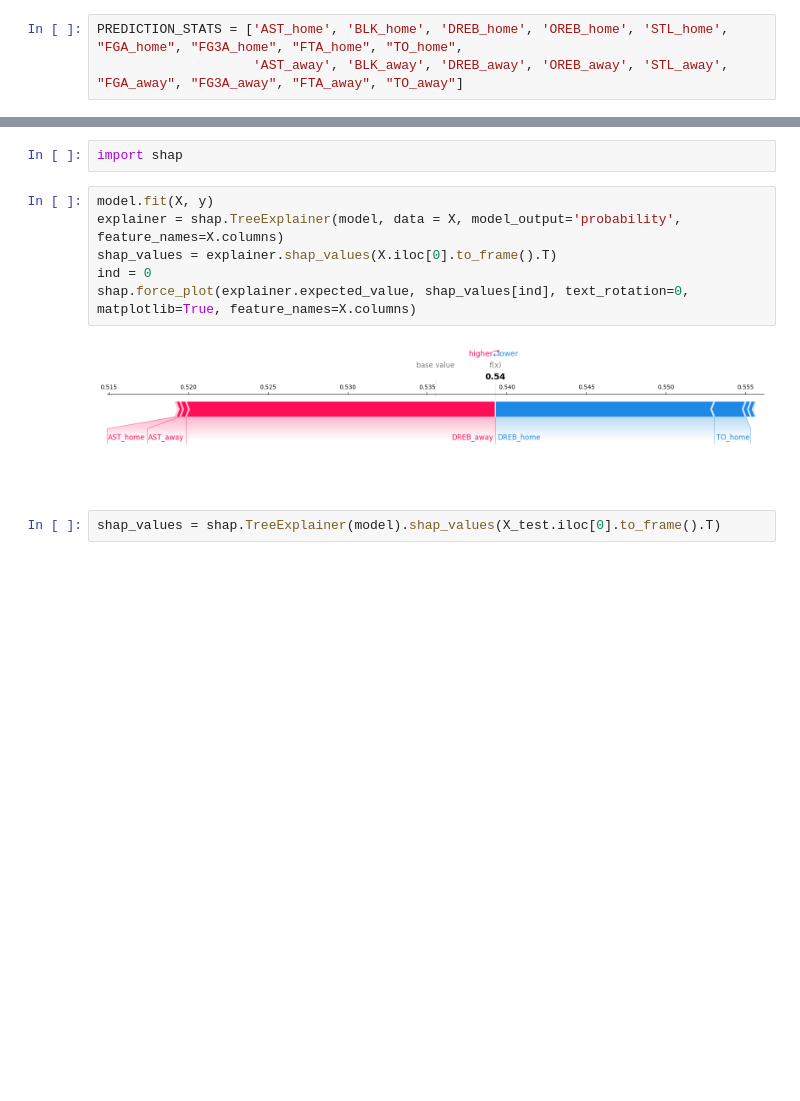
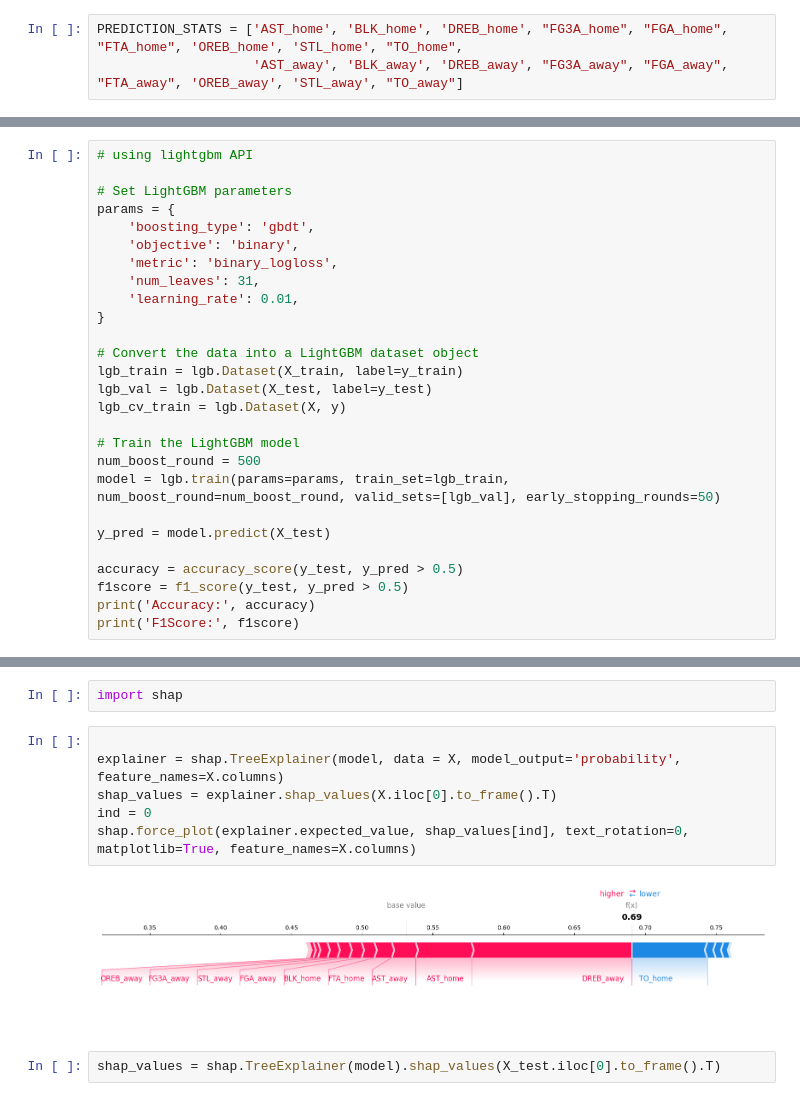
Before and after one commit to brunnedu/BasketXplainer, a Jupyter notebook: dev_notebooks/advanced_stat_model.ipynb, the cells around one changed output, grey strips where cells are left out. Cells and saved outputs as stored; diff of their text form; blank space fills up the shorter version.

Commit message:
change param order

```diff
--- a/dev_notebooks/advanced_stat_model.ipynb
+++ b/dev_notebooks/advanced_stat_model.ipynb
@@ -278,8 +276,8 @@ train_data_advanced
 | 1229 | 30.292683 | 7.756098 | 34.634146 | 27.707317 | 11.268293 | 84.487805 | 43.073171 | 18.902439 | 15.707317 | ... |
 4799 rows × 41 columns
 # %%
-PREDICTION_STATS = ['AST_home', 'BLK_home', 'DREB_home', 'OREB_home', 'STL_home', "FGA_home", "FG3A_home", "FTA_home", "TO_home",
-                    'AST_away', 'BLK_away', 'DREB_away', 'OREB_away', 'STL_away', "FGA_away", "FG3A_away", "FTA_away", "TO_away"]
+PREDICTION_STATS = ['AST_home', 'BLK_home', 'DREB_home', "FG3A_home", "FGA_home", "FTA_home", 'OREB_home', 'STL_home', "TO_home",
+                    'AST_away', 'BLK_away', 'DREB_away', "FG3A_away", "FGA_away", "FTA_away", 'OREB_away', 'STL_away', "TO_away"]
 # %%
 y = train_data_advanced["HOME_TEAM_WINS"]
 X = train_data_advanced[PREDICTION_STATS]
@@ -379,0 +364,27 @@ You can set ``predict_disable_shape_check=true`` to discard this error, but plea
+# %%
+# using lightgbm API
+
+# Set LightGBM parameters
+params = {
+    'boosting_type': 'gbdt',
+    'objective': 'binary',
+    'metric': 'binary_logloss',
+    'num_leaves': 31,
+    'learning_rate': 0.01,
+}
+
+# Convert the data into a LightGBM dataset object
+lgb_train = lgb.Dataset(X_train, label=y_train)
+lgb_val = lgb.Dataset(X_test, label=y_test)
+lgb_cv_train = lgb.Dataset(X, y)
+
+# Train the LightGBM model
+num_boost_round = 500
+model = lgb.train(params=params, train_set=lgb_train, num_boost_round=num_boost_round, valid_sets=[lgb_val], early_stopping_rounds=50)
+
+y_pred = model.predict(X_test)
+
+accuracy = accuracy_score(y_test, y_pred > 0.5)
+f1score = f1_score(y_test, y_pred > 0.5)
+print('Accuracy:', accuracy)
+print('F1Score:', f1score)
@@ -391,13 +427,13 @@ F1 of 5-fold CV:
 # %%
 import shap
 # %%
-model.fit(X, y)
+
 explainer = shap.TreeExplainer(model, data = X, model_output='probability', feature_names=X.columns)
 shap_values = explainer.shap_values(X.iloc[0].to_frame().T)
 ind = 0
 shap.force_plot(explainer.expected_value, shap_values[ind], text_rotation=0, matplotlib=True, feature_names=X.columns)
 # %% [output]
-[figure, old version]
+[figure, new version]
 # %%
 shap_values = shap.TreeExplainer(model).shap_values(X_test.iloc[0].to_frame().T)
 # %% [output]
```
Also changed, not shown: parts of 14 cells of this notebook, 4 other files.
